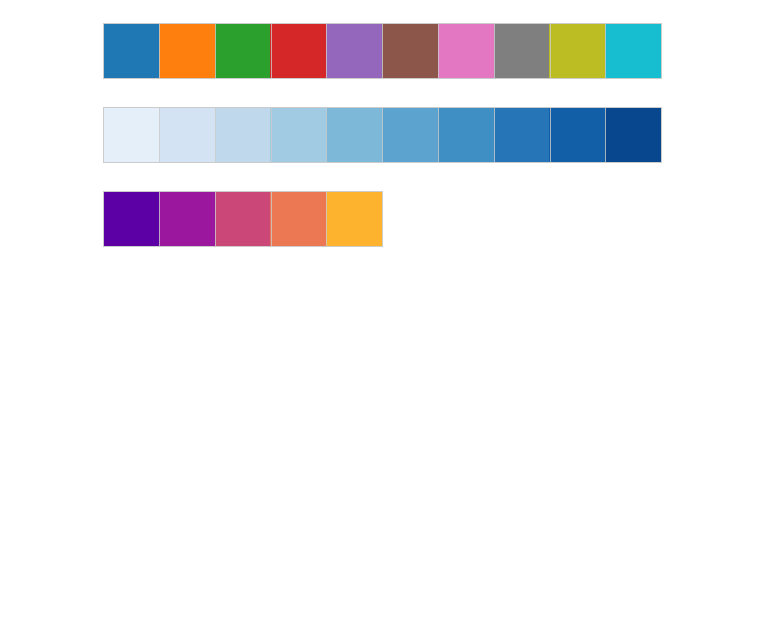
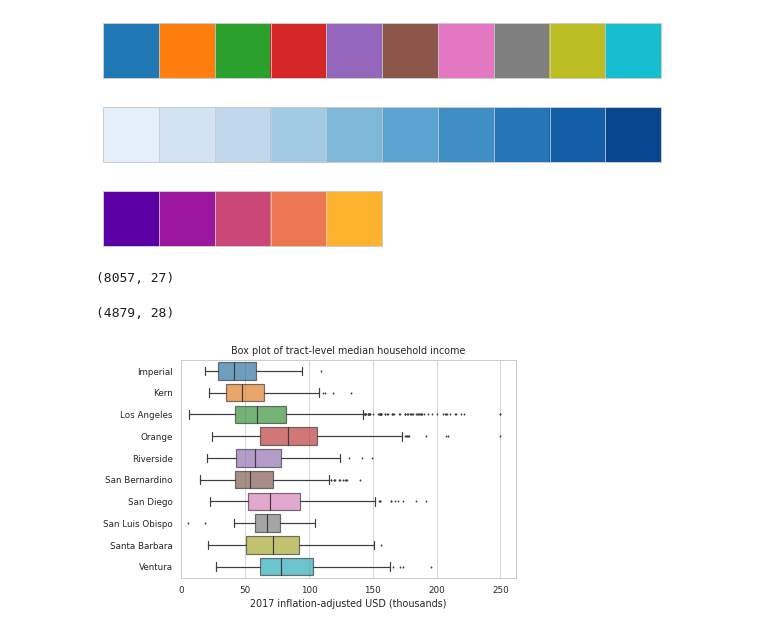
Before and after one commit to SergeyShchus/Data-analysis-Notebooks, a Jupyter notebook: Notebooks/Population_census_LA.ipynb, the cells around one changed output. Drawn from its saved outputs; the diff is of its cells as text; code cells hidden in the pictures; blank space fills up the shorter version.

```diff
--- a/Notebooks/Population_census_LA.ipynb
+++ b/Notebooks/Population_census_LA.ipynb
@@ -884,3 +884,45 @@ sns.palplot(sns.color_palette("Blues", n_colors=10))
 sns.palplot(sns.color_palette("plasma", n_colors=5))
 # %% [output]
 [figure]
+# %%
+# configure seaborn's style
+sns.set_style("whitegrid")
+sns.set_context("paper")
+# %%
+
+df = pd.read_csv("/content/census_tracts_data_ca.csv", dtype={"GEOID10": str}).set_index("GEOID10")
+df.shape
+# %% [output]
+(8057, 27)
+# %%
+# create a new column of income in units of 1000s of USD
+df["med_household_income_1000s"] = df["med_household_income"] / 1000
+# %%
+socal_counties = ["Imperial",
+                  "Kern",
+                  "Los Angeles",
+                  "Orange",
+                  "Riverside",
+                  "San Bernardino",
+                  "San Diego",
+                  "San Luis Obispo",
+                  "Santa Barbara",
+                  "Ventura"]
+mask = df["county_name"].isin(socal_counties)
+df_sc = df[mask]
+df_sc.shape
+# %% [output]
+(4879, 28)
+# %%
+ax = sns.boxplot(x=df_sc["med_household_income_1000s"],
+                 y=df_sc["county_name"],
+                 fliersize=1,
+                 boxprops={"alpha": 0.7})
+
+ax.set_xlim(left=0)
+ax.set_title("Box plot of tract-level median household income")
+ax.set_xlabel("2017 inflation-adjusted USD (thousands)")
+ax.set_ylabel("")
+pass  # just show the figure
+# %% [output]
+[figure, added]
```
Also changed, not shown: parts of 4 cells of this notebook.
